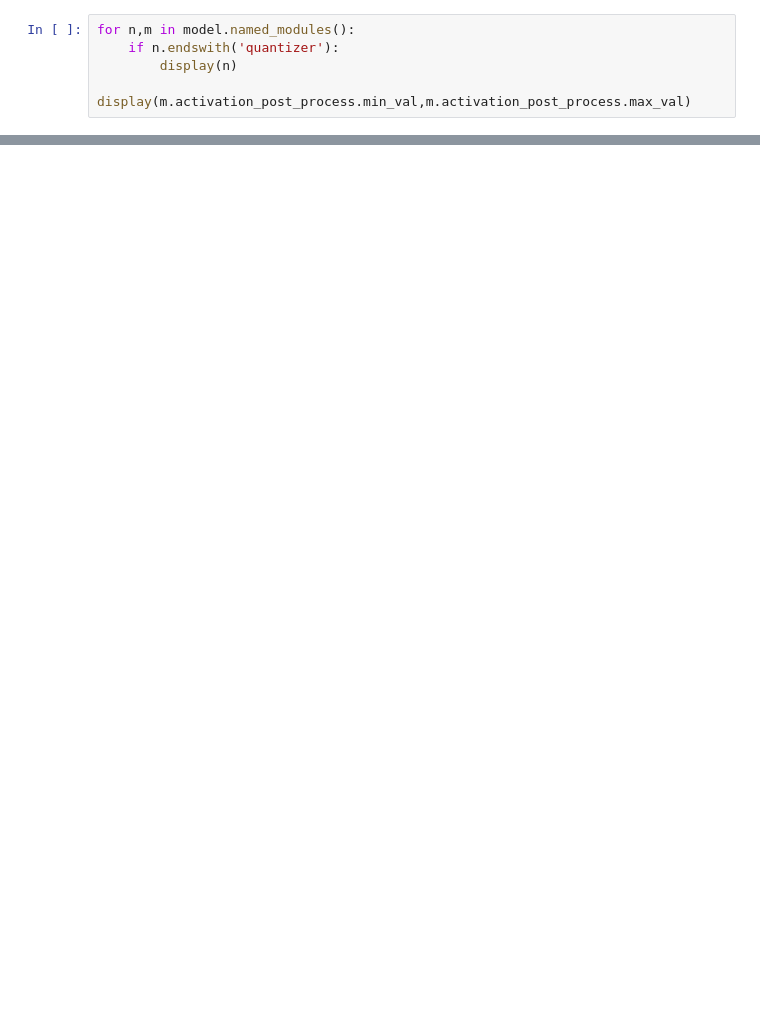
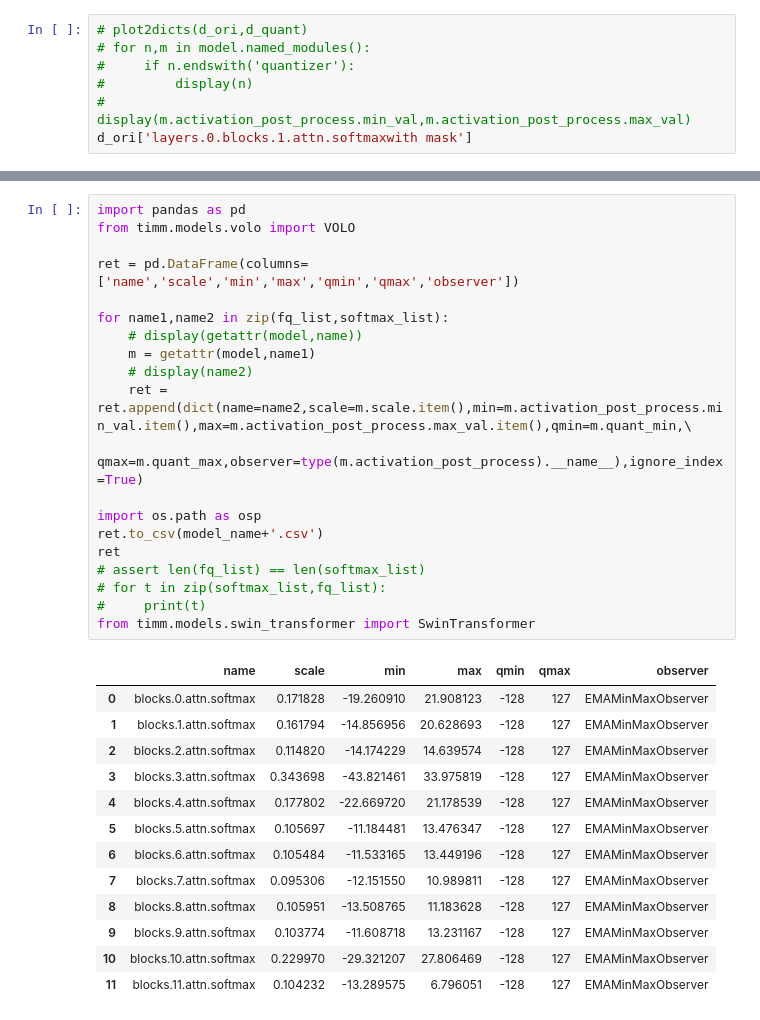
Before and after one commit to BrotherHappy/mqbench_, a Jupyter notebook: quant_softmax.ipynb, the cells around one changed output, grey strips where cells are left out. Cells and saved outputs as stored; diff of their text form; blank space fills up the shorter version.

```diff
--- a/quant_softmax.ipynb
+++ b/quant_softmax.ipynb
@@ -122,5 +141,7 @@ ori_最终的精度是：0.0
 # %%
-for n,m in model.named_modules():
-    if n.endswith('quantizer'):
-        display(n)
-        display(m.activation_post_process.min_val,m.activation_post_process.max_val)
+# plot2dicts(d_ori,d_quant)
+# for n,m in model.named_modules():
+#     if n.endswith('quantizer'):
+#         display(n)
+#         display(m.activation_post_process.min_val,m.activation_post_process.max_val)
+d_ori['layers.0.blocks.1.attn.softmaxwith mask']
@@ -128,0 +297,34 @@ import pandas as pd
+# %%
+import pandas as pd
+from timm.models.volo import VOLO
+
+ret = pd.DataFrame(columns=['name','scale','min','max','qmin','qmax','observer'])
+
+for name1,name2 in zip(fq_list,softmax_list):
+    # display(getattr(model,name))
+    m = getattr(model,name1)
+    # display(name2)
+    ret = ret.append(dict(name=name2,scale=m.scale.item(),min=m.activation_post_process.min_val.item(),max=m.activation_post_process.max_val.item(),qmin=m.quant_min,\
+        qmax=m.quant_max,observer=type(m.activation_post_process).__name__),ignore_index=True)
+
+import os.path as osp
+ret.to_csv(model_name+'.csv')
+ret
+# assert len(fq_list) == len(softmax_list)
+# for t in zip(softmax_list,fq_list):
+#     print(t)
+from timm.models.swin_transformer import SwinTransformer
+# %% [output]
+|  | name | scale | min | max | qmin | qmax | observer |
+| 0 | blocks.0.attn.softmax | 0.171828 | -19.260910 | 21.908123 | -128 | 127 | EMAMinMaxObserver |
+| 1 | blocks.1.attn.softmax | 0.161794 | -14.856956 | 20.628693 | -128 | 127 | EMAMinMaxObserver |
+| 2 | blocks.2.attn.softmax | 0.114820 | -14.174229 | 14.639574 | -128 | 127 | EMAMinMaxObserver |
+| 3 | blocks.3.attn.softmax | 0.343698 | -43.821461 | 33.975819 | -128 | 127 | EMAMinMaxObserver |
+| 4 | blocks.4.attn.softmax | 0.177802 | -22.669720 | 21.178539 | -128 | 127 | EMAMinMaxObserver |
+| 5 | blocks.5.attn.softmax | 0.105697 | -11.184481 | 13.476347 | -128 | 127 | EMAMinMaxObserver |
+| 6 | blocks.6.attn.softmax | 0.105484 | -11.533165 | 13.449196 | -128 | 127 | EMAMinMaxObserver |
+| 7 | blocks.7.attn.softmax | 0.095306 | -12.151550 | 10.989811 | -128 | 127 | EMAMinMaxObserver |
+| 8 | blocks.8.attn.softmax | 0.105951 | -13.508765 | 11.183628 | -128 | 127 | EMAMinMaxObserver |
+| 9 | blocks.9.attn.softmax | 0.103774 | -11.608718 | 13.231167 | -128 | 127 | EMAMinMaxObserver |
+| 10 | blocks.10.attn.softmax | 0.229970 | -29.321207 | 27.806469 | -128 | 127 | EMAMinMaxObserver |
+| 11 | blocks.11.attn.softmax | 0.104232 | -13.289575 | 6.796051 | -128 | 127 | EMAMinMaxObserver |
```
Also changed, not shown: parts of 7 cells of this notebook, 8 other files.
